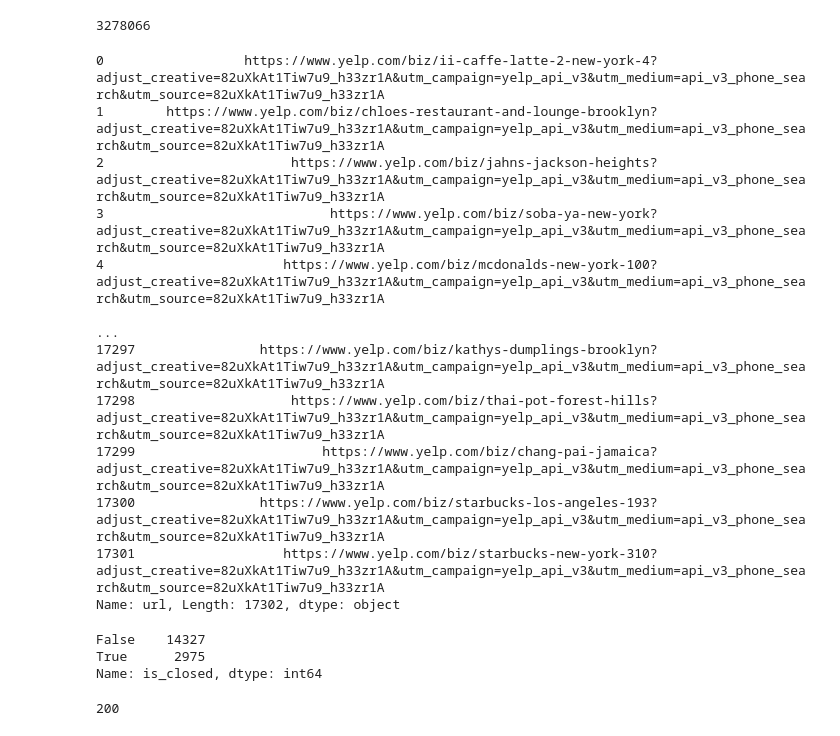
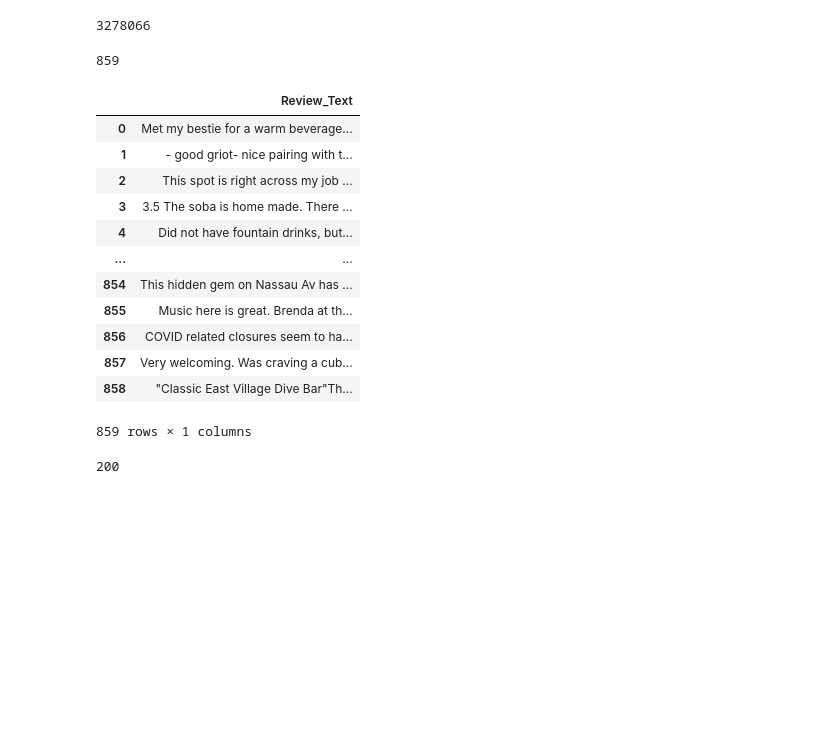
Before and after one commit to rcauvy/predicting-nyc-health-violations-with-nlp, a Jupyter notebook: Predicting NYC Health Violations.ipynb, the cells around one changed output. Cells and saved outputs as stored; diff of their text form; code cells hidden in the pictures; blank space fills up the shorter version.

Commit message:
Saving review data

```diff
--- a/Predicting NYC Health Violations.ipynb
+++ b/Predicting NYC Health Violations.ipynb
@@ -463,24 +490,3 @@ yelp_businesses_df.describe()
 yelp_businesses_df['review_count'].sum()
 # %% [output]
 3278066
-# %%
-yelp_businesses_df['url']
-# %% [output]
-0                  https://www.yelp.com/biz/ii-caffe-latte-2-new-york-4?adjust_creative=82uXkAt1Tiw7u9_h33zr1A&utm_campaign=yelp_api_v3&utm_medium=api_v3_phone_search&utm_source=82uXkAt1Tiw7u9_h33zr1A
-1        https://www.yelp.com/biz/chloes-restaurant-and-lounge-brooklyn?adjust_creative=82uXkAt1Tiw7u9_h33zr1A&utm_campaign=yelp_api_v3&utm_medium=api_v3_phone_search&utm_source=82uXkAt1Tiw7u9_h33zr1A
-2                        https://www.yelp.com/biz/jahns-jackson-heights?adjust_creative=82uXkAt1Tiw7u9_h33zr1A&utm_campaign=yelp_api_v3&utm_medium=api_v3_phone_search&utm_source=82uXkAt1Tiw7u9_h33zr1A
-3                             https://www.yelp.com/biz/soba-ya-new-york?adjust_creative=82uXkAt1Tiw7u9_h33zr1A&utm_campaign=yelp_api_v3&utm_medium=api_v3_phone_search&utm_source=82uXkAt1Tiw7u9_h33zr1A
-4                       https://www.yelp.com/biz/mcdonalds-new-york-100?adjust_creative=82uXkAt1Tiw7u9_h33zr1A&utm_campaign=yelp_api_v3&utm_medium=api_v3_phone_search&utm_source=82uXkAt1Tiw7u9_h33zr1A
-                                                                                                      ...
-17297                https://www.yelp.com/biz/kathys-dumplings-brooklyn?adjust_creative=82uXkAt1Tiw7u9_h33zr1A&utm_campaign=yelp_api_v3&utm_medium=api_v3_phone_search&utm_source=82uXkAt1Tiw7u9_h33zr1A
-17298                    https://www.yelp.com/biz/thai-pot-forest-hills?adjust_creative=82uXkAt1Tiw7u9_h33zr1A&utm_campaign=yelp_api_v3&utm_medium=api_v3_phone_search&utm_source=82uXkAt1Tiw7u9_h33zr1A
-17299                        https://www.yelp.com/biz/chang-pai-jamaica?adjust_creative=82uXkAt1Tiw7u9_h33zr1A&utm_campaign=yelp_api_v3&utm_medium=api_v3_phone_search&utm_source=82uXkAt1Tiw7u9_h33zr1A
-17300                https://www.yelp.com/biz/starbucks-los-angeles-193?adjust_creative=82uXkAt1Tiw7u9_h33zr1A&utm_campaign=yelp_api_v3&utm_medium=api_v3_phone_search&utm_source=82uXkAt1Tiw7u9_h33zr1A
-17301                   https://www.yelp.com/biz/starbucks-new-york-310?adjust_creative=82uXkAt1Tiw7u9_h33zr1A&utm_campaign=yelp_api_v3&utm_medium=api_v3_phone_search&utm_source=82uXkAt1Tiw7u9_h33zr1A
-Name: url, Length: 17302, dtype: object
-# %%
-yelp_businesses_df['is_closed'].value_counts()
-# %% [output]
-False    14327
-True      2975
-Name: is_closed, dtype: int64
@@ -486,0 +498,4 @@ Name: is_closed, dtype: int64
+# %%
+len(url_list1)
+# %% [output]
+859
@@ -487,3 +524,19 @@ Name: is_closed, dtype: int64
+# %%
+list_df
+# %% [output]
+|  | Review_Text |
+| 0 | Met my bestie for a warm beverage... |
+| 1 | - good griot- nice pairing with t... |
+| 2 | This spot is right across my job ... |
+| 3 | 3.5 The soba is home made. There ... |
+| 4 | Did not have fountain drinks, but... |
+| ... | ... |
+| 854 | This hidden gem on Nassau Av has ... |
+| 855 | Music here is great. Brenda at th... |
+| 856 | COVID related closures seem to ha... |
+| 857 | Very welcoming. Was craving a cub... |
+| 858 | "Classic East Village Dive Bar"Th... |
+859 rows × 1 columns
 # %%
 url = 'https://www.yelp.com/biz/kathys-dumplings-brooklyn'
 req = requests.get(url)
```
Also changed, not shown: parts of 24 cells of this notebook, 1 other file.
